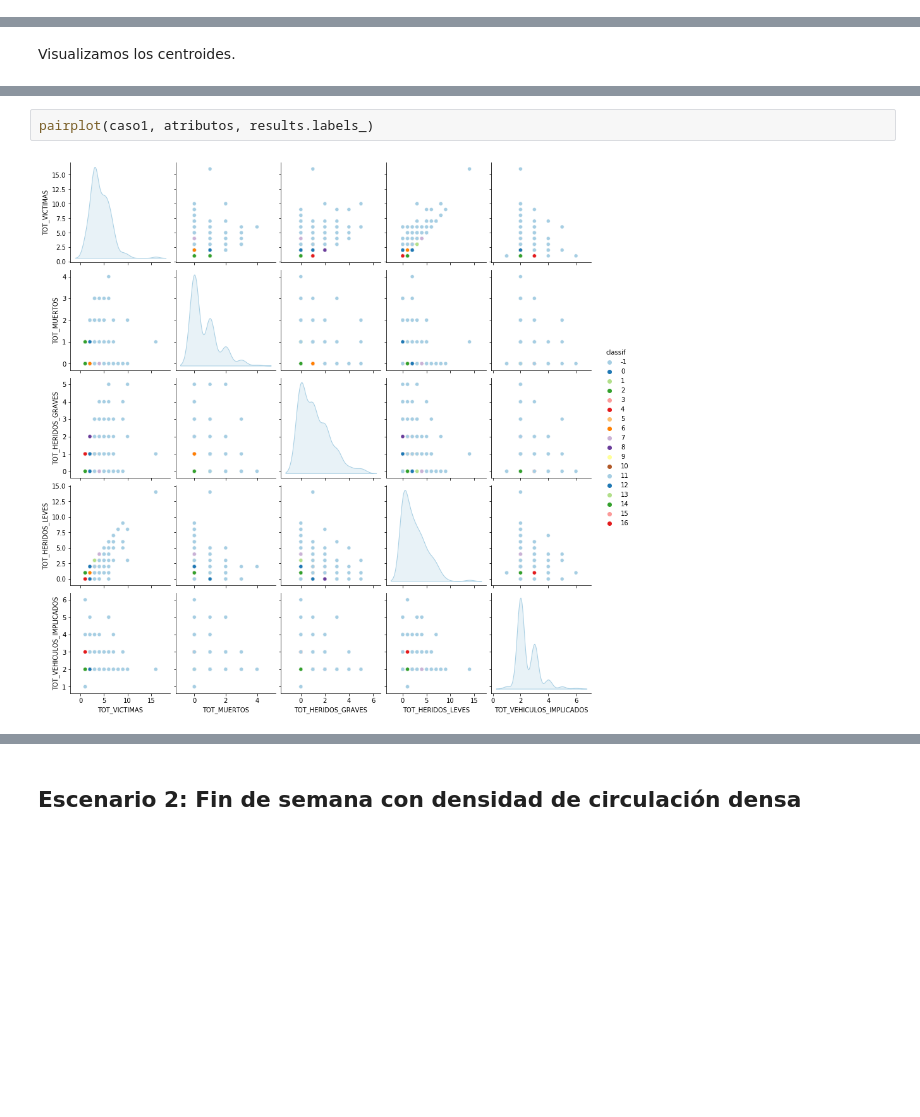
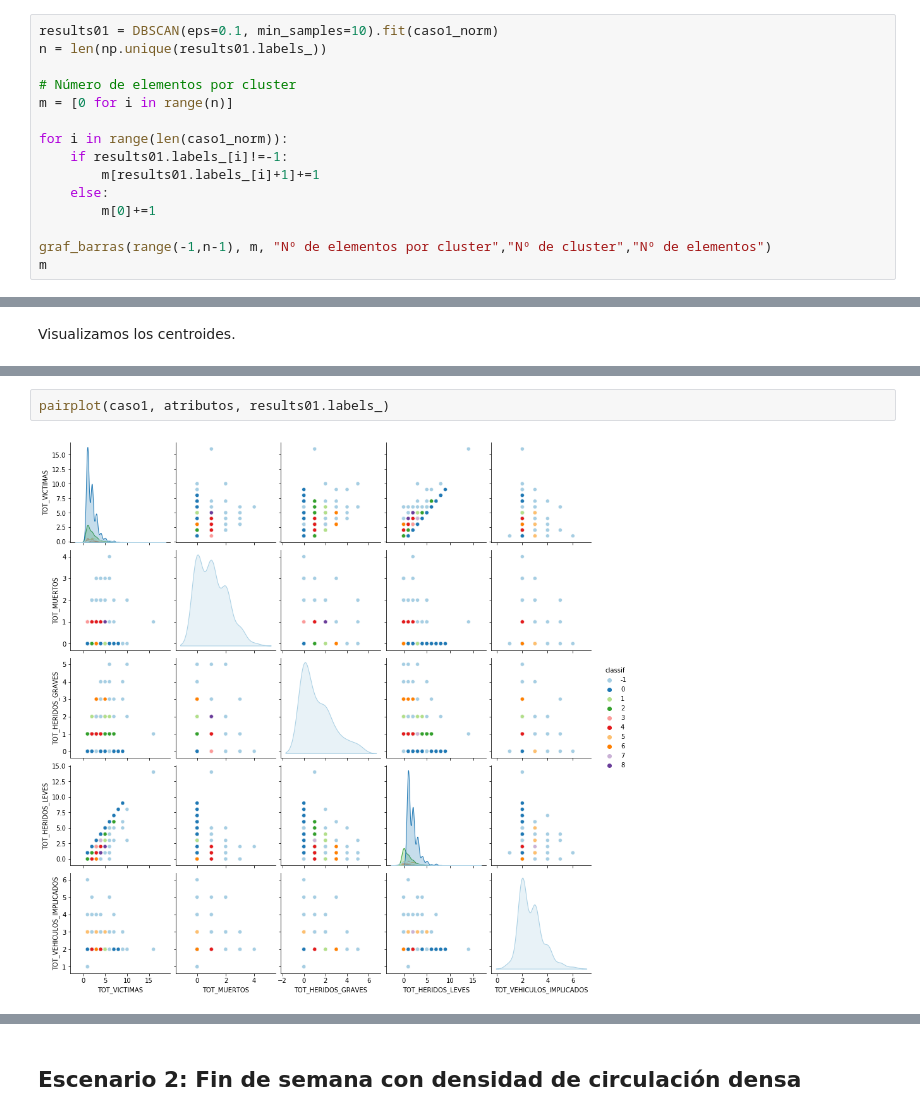
Before and after one commit to patriciacorhid/IN, a Jupyter notebook: P2/P2_accidentes.ipynb, the cells around one changed output, grey strips where cells are left out. Drawn from its saved outputs; the diff is of its cells as text; blank space fills up the shorter version.

Commit message:
Programado caso 3 y modificando fallo en DBSCAN en la memoria

```diff
--- a/P2/P2_accidentes.ipynb
+++ b/P2/P2_accidentes.ipynb
@@ -249 +251,16 @@ graf_barras(range(-1,n-1), m, "Nº de elementos por cluster","Nº de cluster","N
 [figure]
+# %%
+results01 = DBSCAN(eps=0.1, min_samples=10).fit(caso1_norm)
+n = len(np.unique(results01.labels_))
+
+# Número de elementos por cluster
+m = [0 for i in range(n)]
+
+for i in range(len(caso1_norm)):
+    if results01.labels_[i]!=-1:
+        m[results01.labels_[i]+1]+=1
+    else:
+        m[0]+=1
+
+graf_barras(range(-1,n-1), m, "Nº de elementos por cluster","Nº de cluster","Nº de elementos")
+m
@@ -280,7 +300,7 @@ visualize_centroids_dbscan(centroids, np.array(caso1), atributos)
 # %%
-pairplot(caso1, atributos, results.labels_)
+pairplot(caso1, atributos, results01.labels_)
 # %% [output]
-[figure, old version]
+[figure, new version]
 # %%
 # Creamos una estructura con los datos y el cluster al que pertenece cada instancia
 datos_bp = pd.DataFrame(caso1)
```
Also changed, not shown: parts of 69 cells of this notebook, 13 other files.
